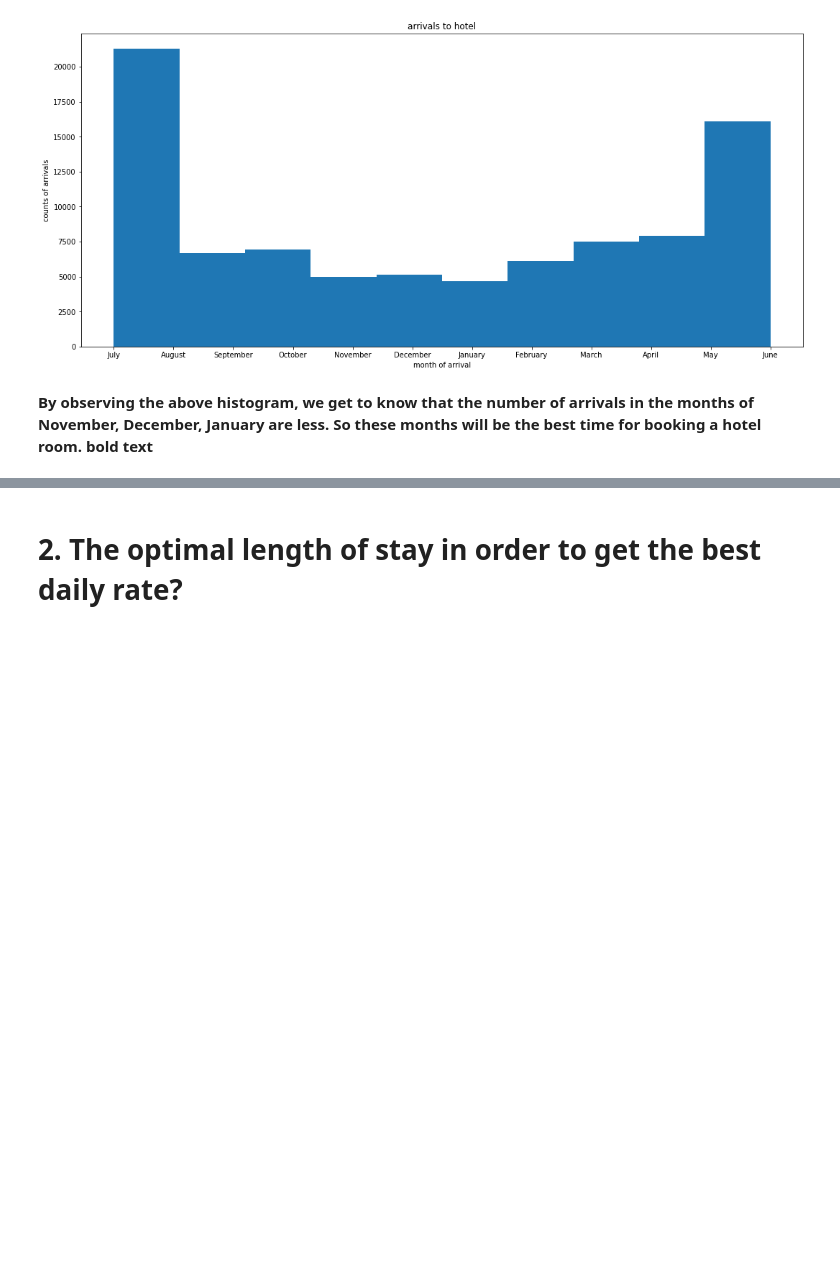
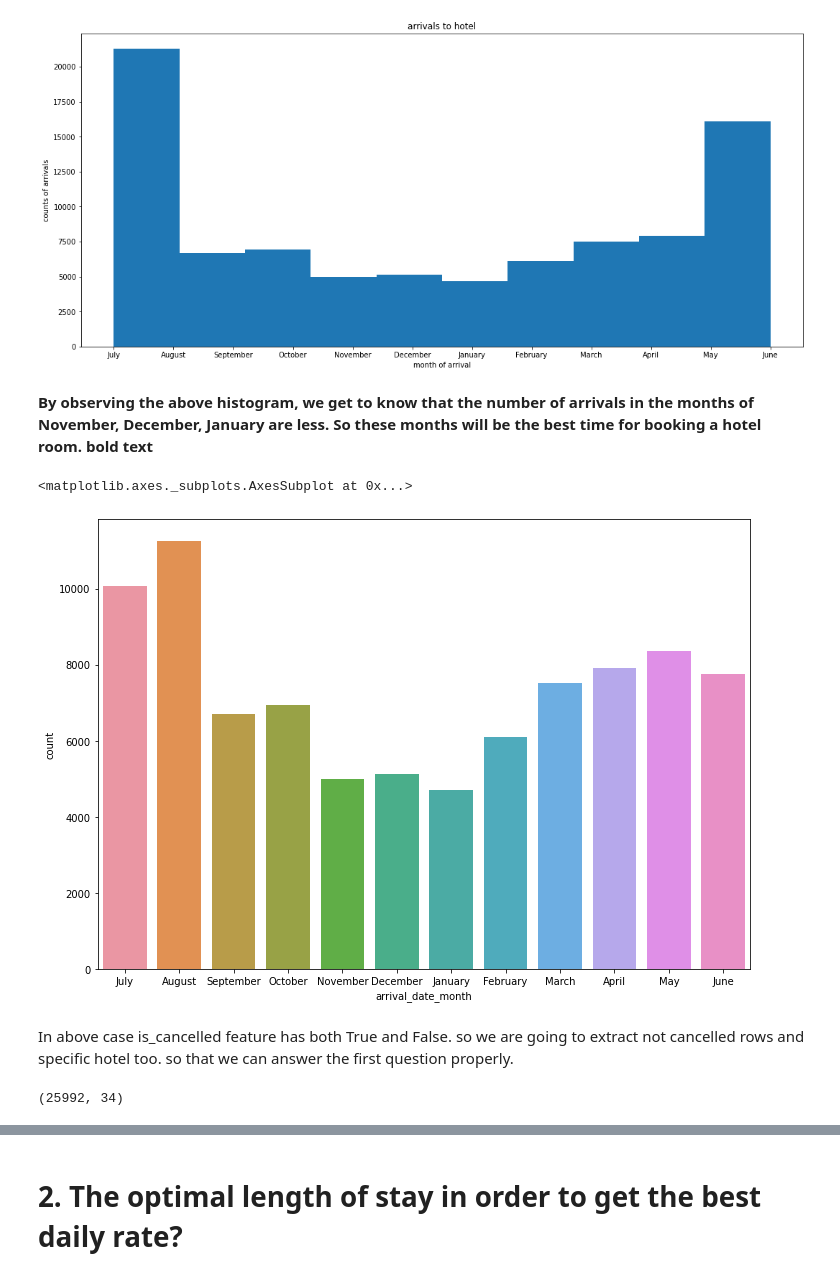
Before and after one commit to Kondasagar/hotel-booking, a Jupyter notebook: KondaVidyasagar_Hotel_Booking_Analysis_Capstone_Project_1.ipynb, the cells around one changed output, grey strips where cells are left out. Drawn from its saved outputs; the diff is of its cells as text; code cells hidden in the pictures; blank space fills up the shorter version.

```diff
--- a/KondaVidyasagar_Hotel_Booking_Analysis_Capstone_Project_1.ipynb
+++ b/KondaVidyasagar_Hotel_Booking_Analysis_Capstone_Project_1.ipynb
@@ -314,7 +314,7 @@ array(['Resort Hotel', 'City Hotel'], dtype=object)
 when the best time of year to book a hotel room is? Or the optimal length of stay in order to get the best daily rate? What if you wanted to predict whether or not a hotel was likely to receive a disproportionately high number of special requests?
 # %%
 # creating new columns for answering optimal length stay
-df_new['total_stays']=df_new['stays_in_weekend_nights']+df_new['stays_in_week_nights']
+df_new['total_stays_nights']=df_new['stays_in_weekend_nights']+df_new['stays_in_week_nights']
 
 # babies are not accounted for total people stay in a hotel room
 df_new['total_people']=df_new['adults']+df_new['children']
@@ -378,3 +378,23 @@ Text(0.5, 1.0, 'arrivals to hotel')
 # %% [markdown]
 **By observing the above histogram, we get to know that the number of arrivals in the months of November, December, January are less. So these months will be the best time for booking a hotel room.**
 **bold text**
+# %%
+from matplotlib import rcParams
+
+# figure size in inches
+rcParams['figure.figsize'] = 11.7,8.27
+
+sns.countplot(x='arrival_date_month',data=df_new)
+# %% [output]
+<matplotlib.axes._subplots.AxesSubplot at 0x...>
+[figure, added]
+# %% [markdown]
+In above case is_cancelled feature has both True and False. so we are going to extract not cancelled rows and specific hotel too. so that we can answer the first question properly.
+# %%
+df_Res_hotel=df_new[df_new['hotel']=='Resort Hotel']
+
+df_Res_hotel=df_Res_hotel[df_Res_hotel['is_canceled']==0]
+
+df_Res_hotel.shape
+# %% [output]
+(25992, 34)
```
Also changed, not shown: parts of 22 cells of this notebook.
